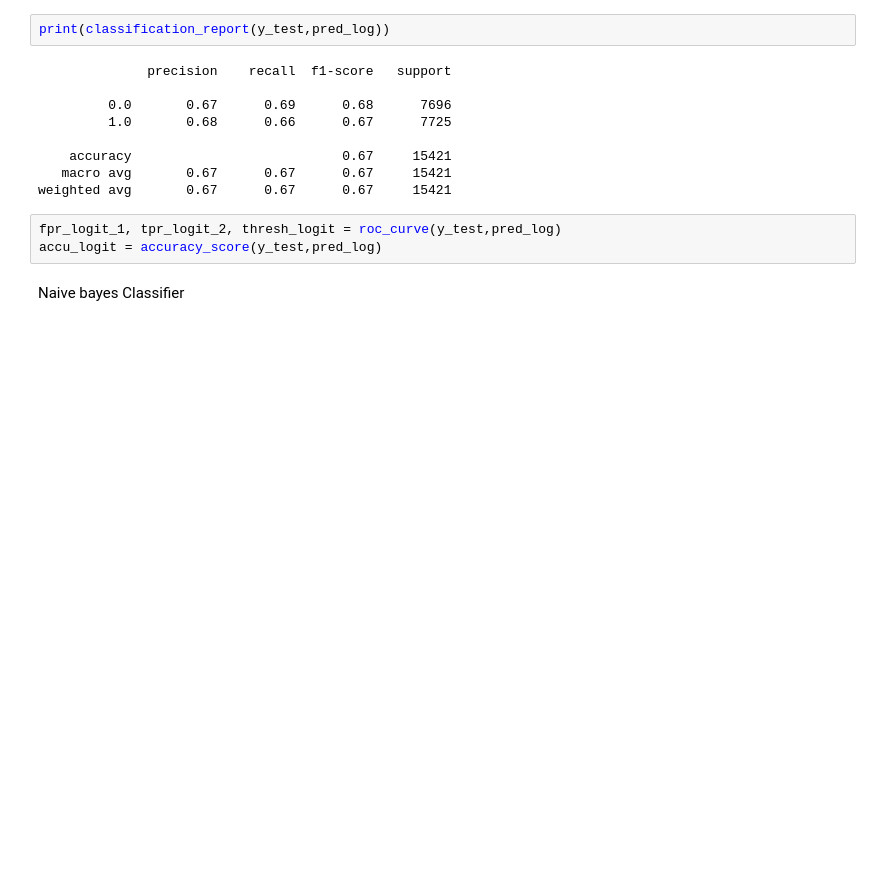
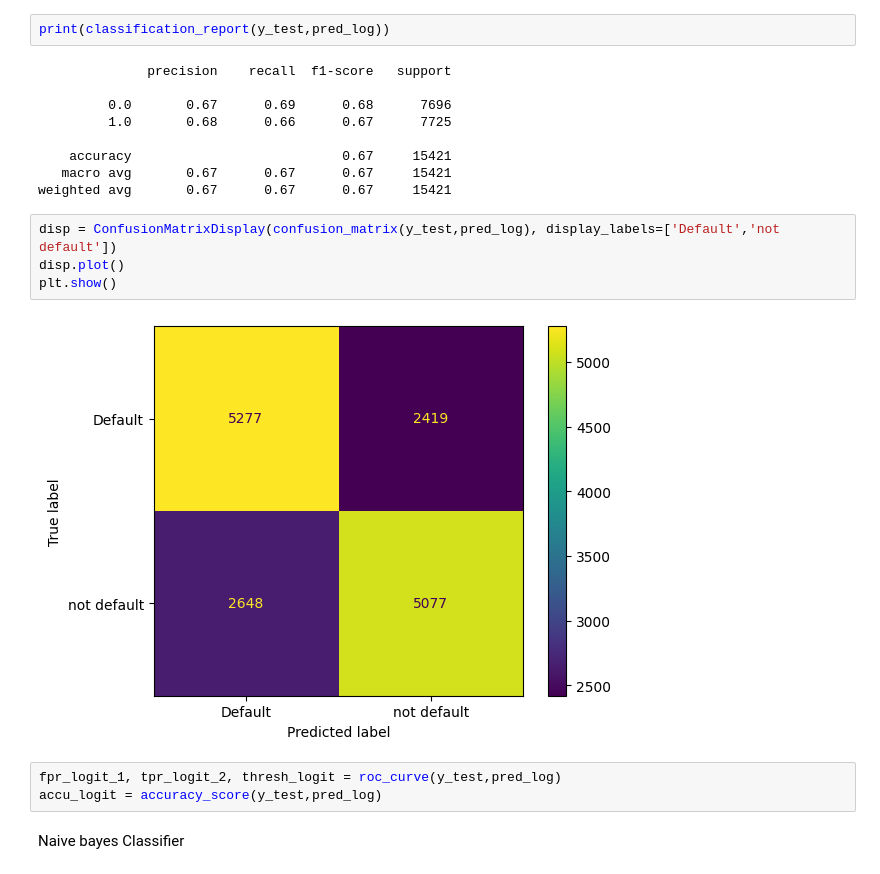
Before and after one commit to SaamarthMeston/Capstone-Project-3---Credit-card-default, a Jupyter notebook: Capston_project_3_(Credit_car_default_prediction).ipynb, the cells around one changed output. Cells and saved outputs as stored; diff of their text form; blank space fills up the shorter version.

```diff
--- a/Capston_project_3_(Credit_car_default_prediction).ipynb
+++ b/Capston_project_3_(Credit_car_default_prediction).ipynb
@@ -349,6 +354,12 @@ print(classification_report(y_test,pred_log))
     accuracy                           0.67     15421
    macro avg       0.67      0.67      0.67     15421
 weighted avg       0.67      0.67      0.67     15421
+# %%
+disp = ConfusionMatrixDisplay(confusion_matrix(y_test,pred_log), display_labels=['Default','not default'])
+disp.plot()
+plt.show()
+# %% [output]
+[figure, added]
 # %%
 fpr_logit_1, tpr_logit_2, thresh_logit = roc_curve(y_test,pred_log)
 accu_logit = accuracy_score(y_test,pred_log)
```
Also changed, not shown: parts of 7 cells of this notebook.
